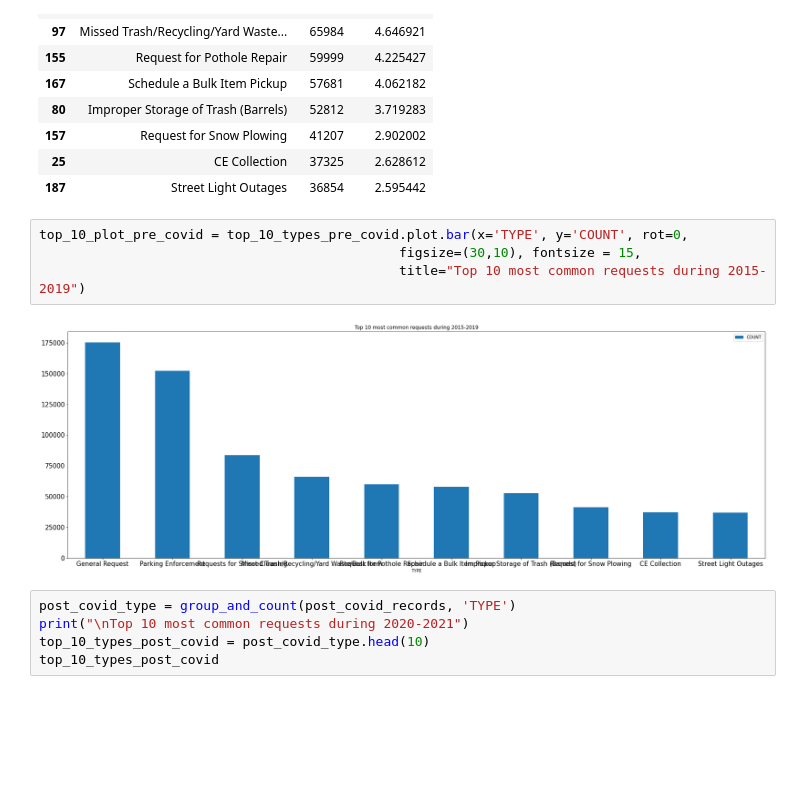
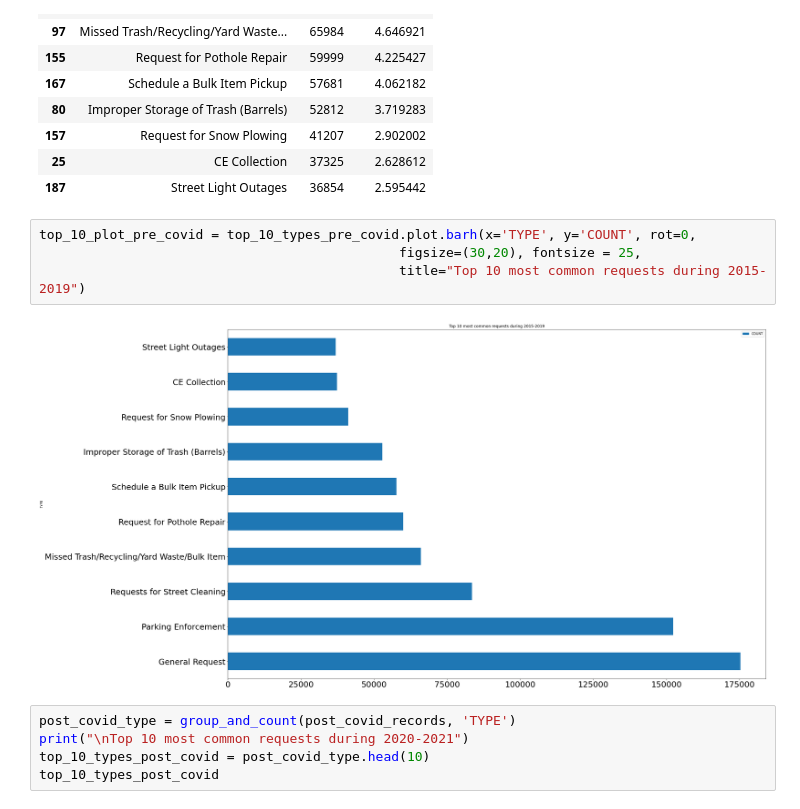
Before and after one commit to Cap10nem0/2021Fall_finals, a Jupyter notebook: 311_requests.ipynb, the cells around one changed output. Saved outputs shown, nothing was run; the diff lists cells and outputs as text; blank space fills up the shorter version.

Commit message:
Updated visualizations

```diff
--- a/311_requests.ipynb
+++ b/311_requests.ipynb
@@ -64,11 +65,11 @@ Top 10 most common requests during 2015-2019
 | 25 | CE Collection | 37325 | 2.628612 |
 | 187 | Street Light Outages | 36854 | 2.595442 |
 # %%
-top_10_plot_pre_covid = top_10_types_pre_covid.plot.bar(x='TYPE', y='COUNT', rot=0,
-                                              figsize=(30,10), fontsize = 15,
+top_10_plot_pre_covid = top_10_types_pre_covid.plot.barh(x='TYPE', y='COUNT', rot=0,
+                                              figsize=(30,20), fontsize = 25,
                                               title="Top 10 most common requests during 2015-2019")
 # %% [output]
-[figure, old version]
+[figure, new version]
 # %%
 post_covid_type = group_and_count(post_covid_records, 'TYPE')
 print("\nTop 10 most common requests during 2020-2021")
```
Also changed, not shown: parts of 10 cells of this notebook.
